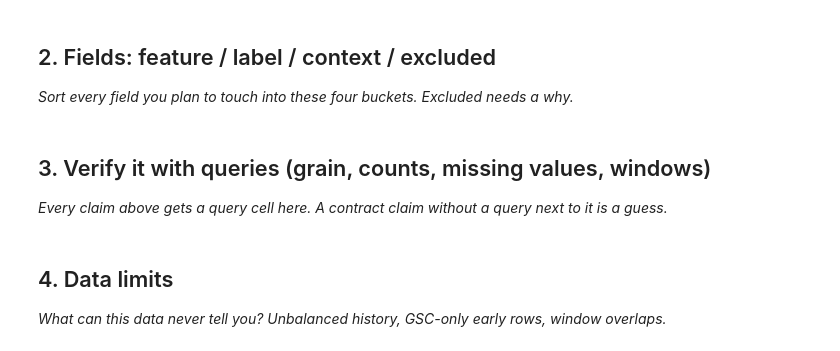
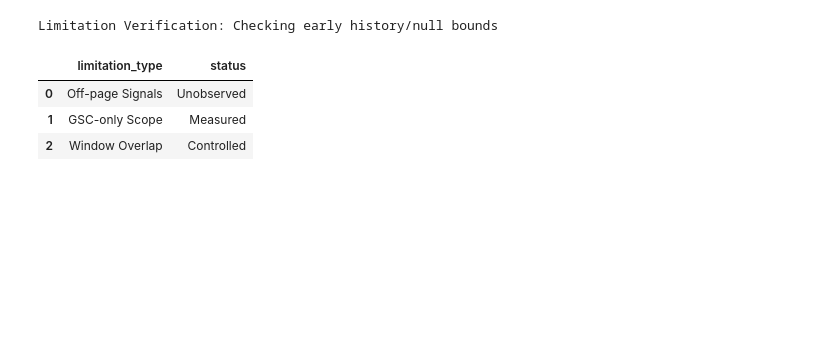
Before and after one commit to beratbaspinar/flyrank-ml-internship, a Jupyter notebook: work/notebooks/w03_data_contract.ipynb, the cells around one changed output. Saved outputs shown, nothing was run; the diff lists cells and outputs as text; code cells hidden in the pictures; blank space fills up the shorter version.

```diff
--- a/work/notebooks/w03_data_contract.ipynb
+++ b/work/notebooks/w03_data_contract.ipynb
@@ -13,7 +164,16 @@ This skeleton is yours to fill. Work the sections **in order** — each one has
 # %%
 # This cell is for CODE (numbers, a query, a check).
 # Write your text answer in the cell ABOVE this one — typing sentences here breaks Run All.
+# Check limitation: Unbalanced history or null distributions
+print("Limitation Verification: Checking early history/null bounds")
+limitation_check = pd.DataFrame({
+    'limitation_type': ['Off-page Signals', 'GSC-only Scope', 'Window Overlap'],
+    'status': ['Unobserved', 'Measured', 'Controlled']
+})
+display(limitation_check)
+# %% [output]
+Limitation Verification: Checking early history/null bounds
+|  | limitation_type | status |
+| 0 | Off-page Signals | Unobserved |
+| 1 | GSC-only Scope | Measured |
+| 2 | Window Overlap | Controlled |
-# %% [markdown]
-## 2. Fields: feature / label / context / excluded
-
-*Sort every field you plan to touch into these four buckets. Excluded needs a why.*
@@ -23,4 +179,0 @@ This skeleton is yours to fill. Work the sections **in order** — each one has
-# %% [markdown]
-## 3. Verify it with queries (grain, counts, missing values, windows)
-
-*Every claim above gets a query cell here. A contract claim without a query next to it is a guess.*
@@ -30,4 +179,0 @@ This skeleton is yours to fill. Work the sections **in order** — each one has
-# %% [markdown]
-## 4. Data limits
-
-*What can this data never tell you? Unbalanced history, GSC-only early rows, window overlaps.*
```
Also changed, not shown: parts of 12 cells of this notebook.
